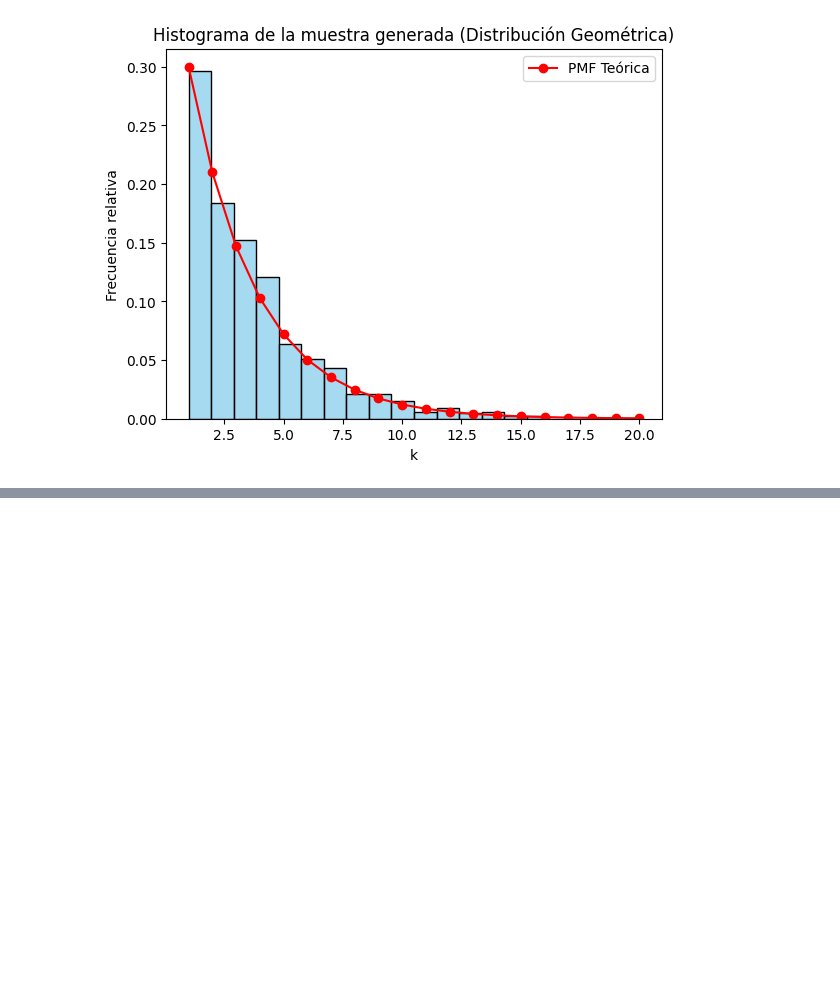
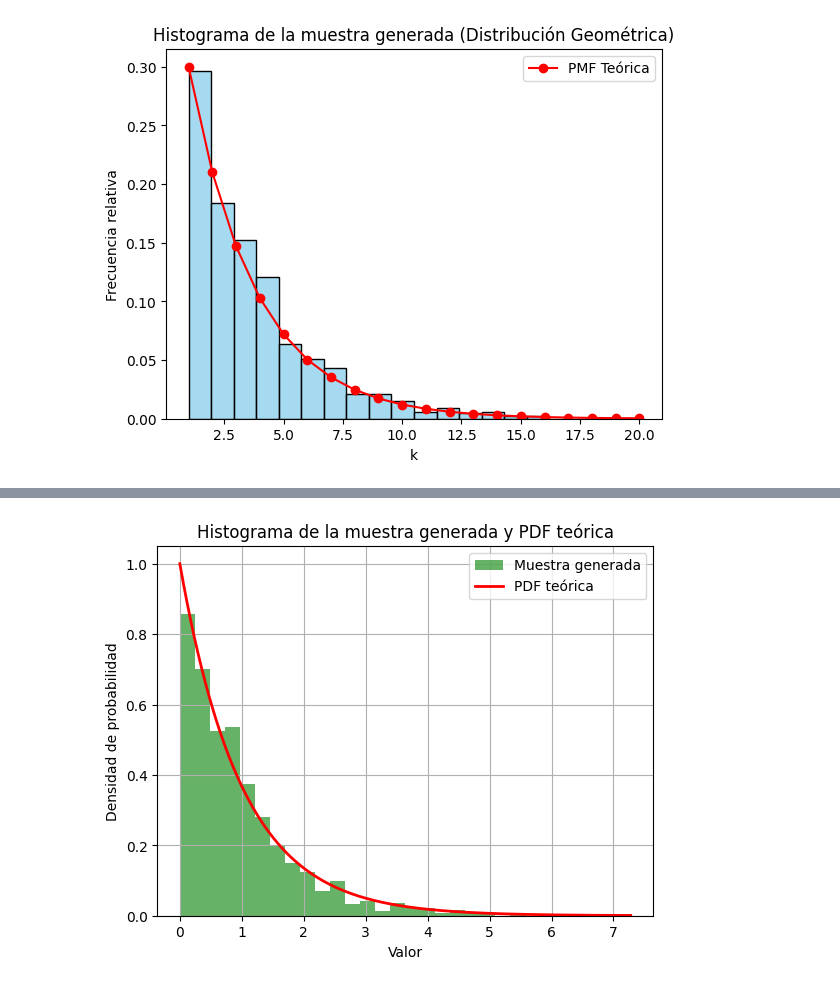
Before and after one commit to angelcast2002/Lab-04-MS, a Jupyter notebook: Laboratorio4.ipynb, the cells around one changed output, grey strips where cells are left out. Saved outputs shown, nothing was run; the diff lists cells and outputs as text; code cells hidden in the pictures; blank space fills up the shorter version.

```diff
--- a/Laboratorio4.ipynb
+++ b/Laboratorio4.ipynb
@@ -190,0 +241,35 @@ plt.show()
+# %%
+import numpy as np
+import matplotlib.pyplot as plt
+
+# Parámetro de la distribución exponencial
+lambda_param = 1
+
+# Método de transformación inversa
+def transformacion_inversa_exponencial(u, lambda_param):
+    return -np.log(1 - u) / lambda_param
+
+# Generar una muestra aleatoria de tamaño 1000
+n = 1000
+uniform_samples = np.random.uniform(0, 1, n)
+exponential_samples = transformacion_inversa_exponencial(uniform_samples, lambda_param)
+
+# Graficar el histograma de la muestra generada
+plt.hist(exponential_samples, bins=30, density=True, alpha=0.6, color='g', label='Muestra generada')
+
+# Graficar la PDF teórica de la distribución exponencial
+x = np.linspace(0, max(exponential_samples), 1000)
+pdf_theoretical = lambda_param * np.exp(-lambda_param * x)
+plt.plot(x, pdf_theoretical, 'r-', lw=2, label='PDF teórica')
+
+# Configurar la gráfica
+plt.title('Histograma de la muestra generada y PDF teórica')
+plt.xlabel('Valor')
+plt.ylabel('Densidad de probabilidad')
+plt.legend()
+plt.grid(True)
+
+# Mostrar la gráfica
+plt.show()
+# %% [output]
+[figure, added]
```
Also changed, not shown: parts of 4 cells of this notebook.
